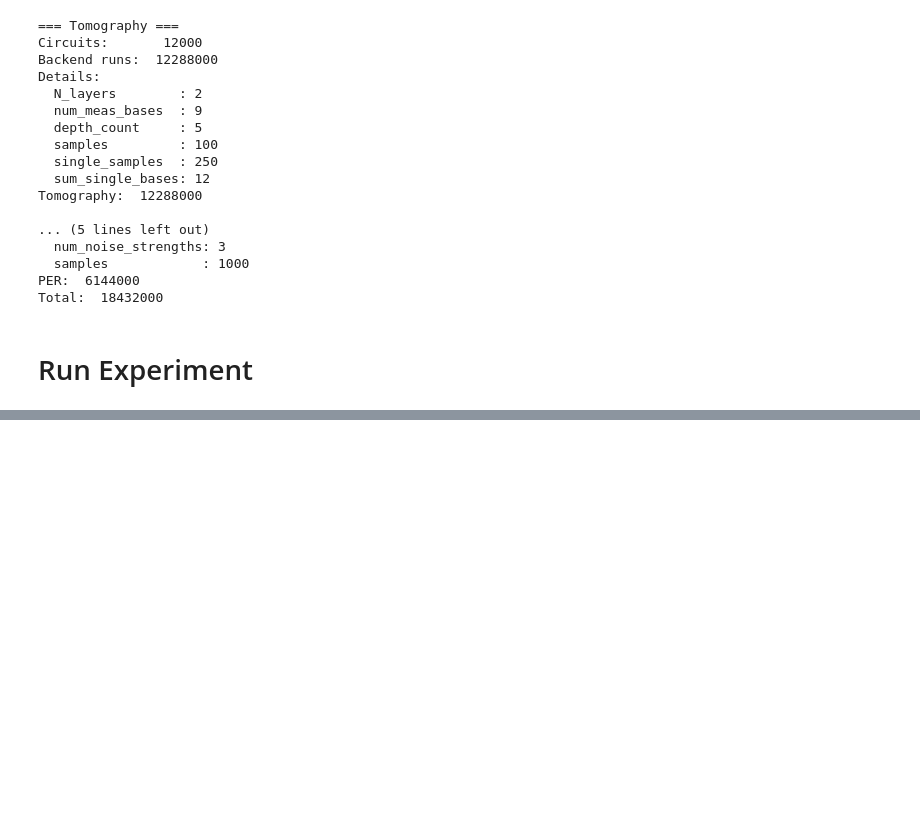
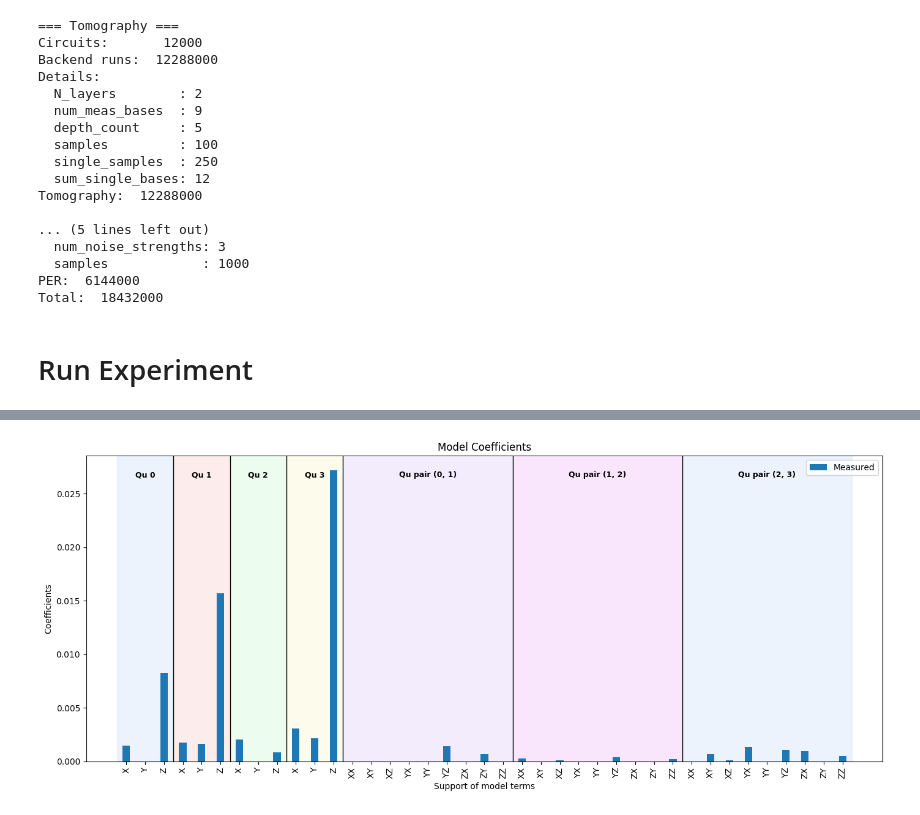
Before and after one commit to AhmedElAmraoui/AutomatedPERTools, a Jupyter notebook: tutorial_notebooks/pauli_lindblad_per/Workflow.ipynb, the cells around one changed output, grey strips where cells are left out. Saved outputs shown, nothing was run; the diff lists cells and outputs as text; code cells hidden in the pictures; blank space fills up the shorter version.

```diff
--- a/tutorial_notebooks/pauli_lindblad_per/Workflow.ipynb
+++ b/tutorial_notebooks/pauli_lindblad_per/Workflow.ipynb
@@ -160,0 +175,4 @@ noisedataframe = experiment.analyze()
+# %%
+layer1.plot_coeffs(plot_style = 2)
+# %% [output]
+[figure, added]
```
Also changed, not shown: parts of 9 cells of this notebook, 53 other files.
